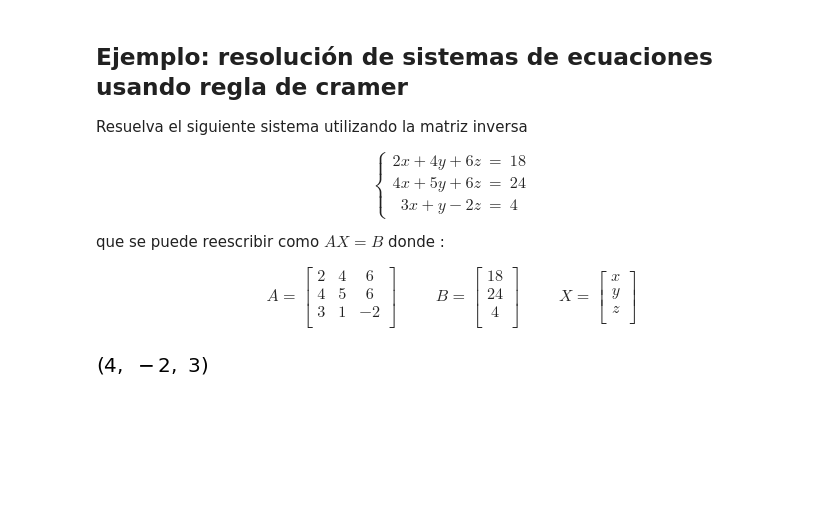
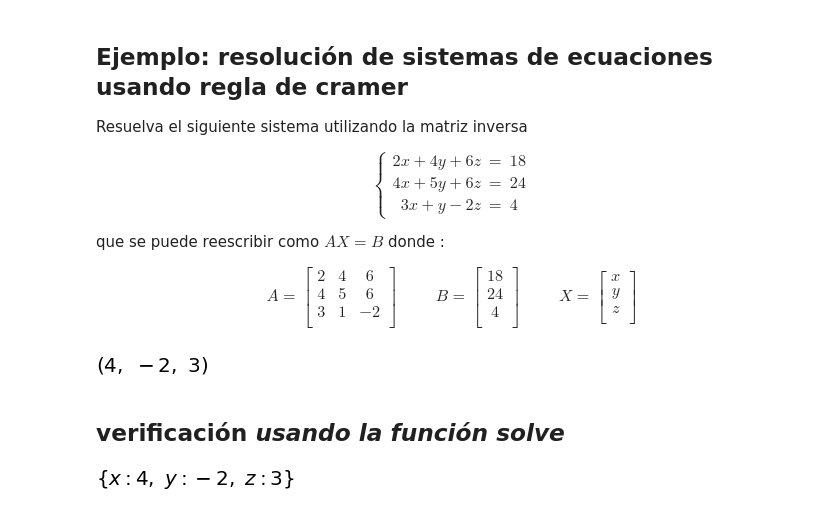
Before and after one commit to Santiago44mendez/ALGEBRA-LINEAL-CON-PYTHON, a Jupyter notebook: Álgebra_lineal_con_Python_Determinantes_y_regla_de_cramer.ipynb, the cells around one changed output. Drawn from its saved outputs; the diff is of its cells as text; code cells hidden in the pictures; blank space fills up the shorter version.

```diff
--- a/Álgebra_lineal_con_Python_Determinantes_y_regla_de_cramer.ipynb
+++ b/Álgebra_lineal_con_Python_Determinantes_y_regla_de_cramer.ipynb
@@ -499,19 +499,20 @@ z \\
 A = Matrix([[2,4,6],[4,5,6],[3,1,-2]])
 B = Matrix(3,1,[18,24,4])
 
-# construimos una función para substituir una columna por otra en una matriz
+# construimos una función para sustituir una columna por otra en una matriz
+
 def subs_col(M,C,p):
     ''''Función que remplaza la columna de una matriz por otra
     en una posición dada'''
     mat = M[:,:]
     mat.col_del(p)
-    mat = mat.col_insert(p,B)
+    mat = mat.col_insert(p,C)
     return mat
 
 delta = det(A)
-delta_1 = det(subs_col(A,C,0))
-delta_2 = det(subs_col(A,C,1))
-delta_3 = det(subs_col(A,C,2))
+delta_1 = det(subs_col(A,B,0))
+delta_2 = det(subs_col(A,B,1))
+delta_3 = det(subs_col(A,B,2))
 
 x = delta_1/delta
 y = delta_2/delta
@@ -520,3 +521,12 @@ z = delta_3/delta
 x,y,z
 # %% [output]
 [figure]
+# %% [markdown]
+## **verificación** *usando la función solve*
+# %%
+Eq1 = Eq(2*x + 4*y + 6*z,18)
+Eq2 = Eq(4*x + 5*y +6*z,24)
+Eq3 = Eq( 3*x + y - 2*z,4)
+solve( [Eq1,Eq2,Eq3], [x, y, z])
+# %% [output]
+[figure, added]
```
Also changed, not shown: parts of 6 cells of this notebook.
